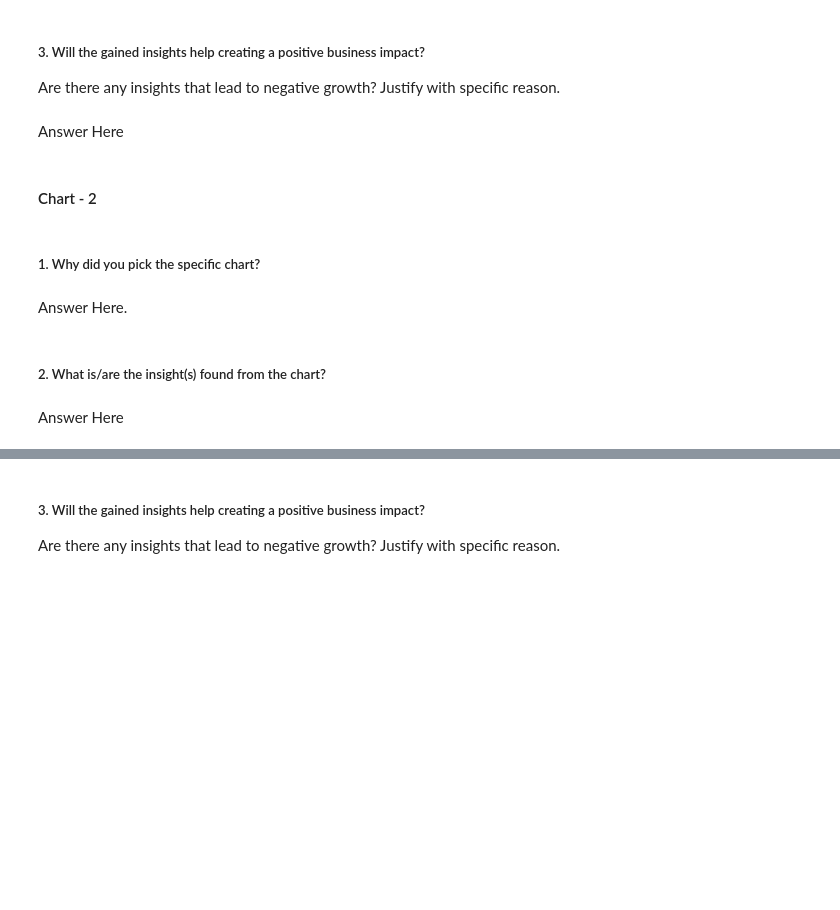
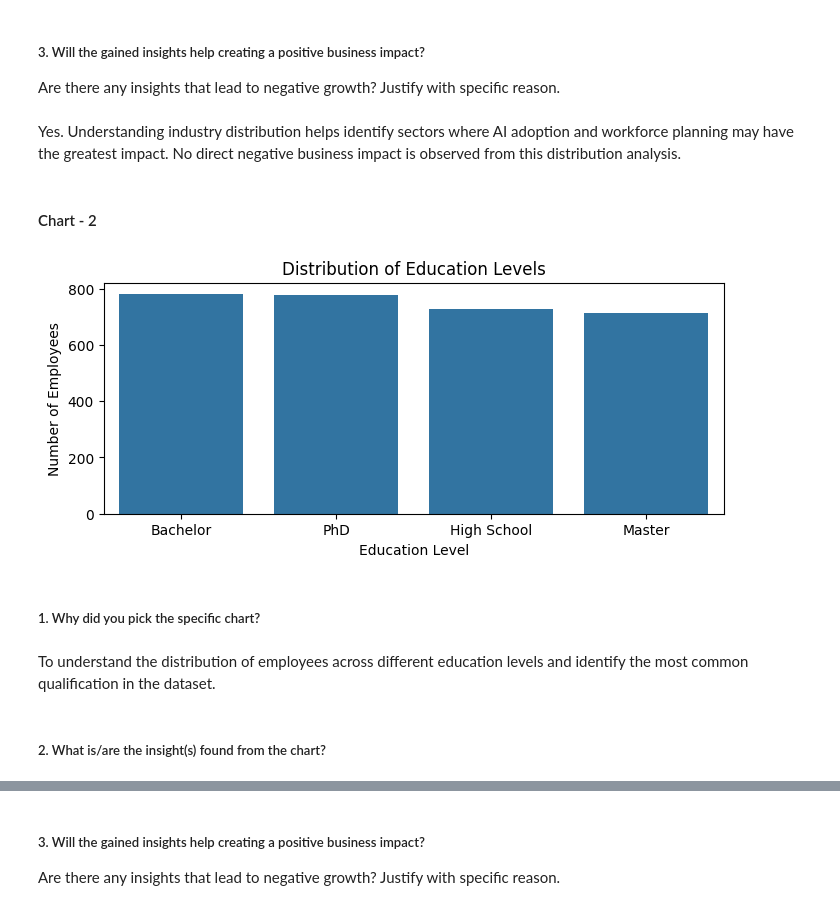
Before and after one commit to ianujrathore/GenerativeAI-and-AgenticAI, a Jupyter notebook: EDA_Project_AI_Impact_on_Job_Market_by_2030.ipynb, the cells around one changed output, grey strips where cells are left out. Cells and saved outputs as stored; diff of their text form; code cells hidden in the pictures; blank space fills up the shorter version.

```diff
--- a/EDA_Project_AI_Impact_on_Job_Market_by_2030.ipynb
+++ b/EDA_Project_AI_Impact_on_Job_Market_by_2030.ipynb
@@ -283,7 +293,8 @@ Answer Here
 # %% [markdown]
 ##### 3. Will the gained insights help creating a positive business impact?
 Are there any insights that lead to negative growth? Justify with specific reason.
-# %% [markdown]
-Answer Here
+# %% [markdown]
+Yes. Understanding industry distribution helps identify sectors where AI adoption and workforce planning may have the greatest impact.
+No direct negative business impact is observed from this distribution analysis.
 # %% [markdown]
 #### Chart - 2
@@ -292,8 +301,16 @@ Answer Here
+# %%
+# Chart - 2 visualization code
+plt.figure(figsize=(8,3))
+sns.countplot(x='Education_Level', data=df, order=df['Education_Level'].value_counts().index)
+plt.title('Distribution of Education Levels')
+plt.xlabel('Education Level')
+plt.ylabel('Number of Employees')
+plt.show()
+# %% [output]
+[figure, added]
 # %% [markdown]
 ##### 1. Why did you pick the specific chart?
-# %% [markdown]
-Answer Here.
+# %% [markdown]
+To understand the distribution of employees across different education levels and identify the most common qualification in the dataset.
 # %% [markdown]
 ##### 2. What is/are the insight(s) found from the chart?
-# %% [markdown]
-Answer Here
```
Also changed, not shown: parts of 34 cells of this notebook.
